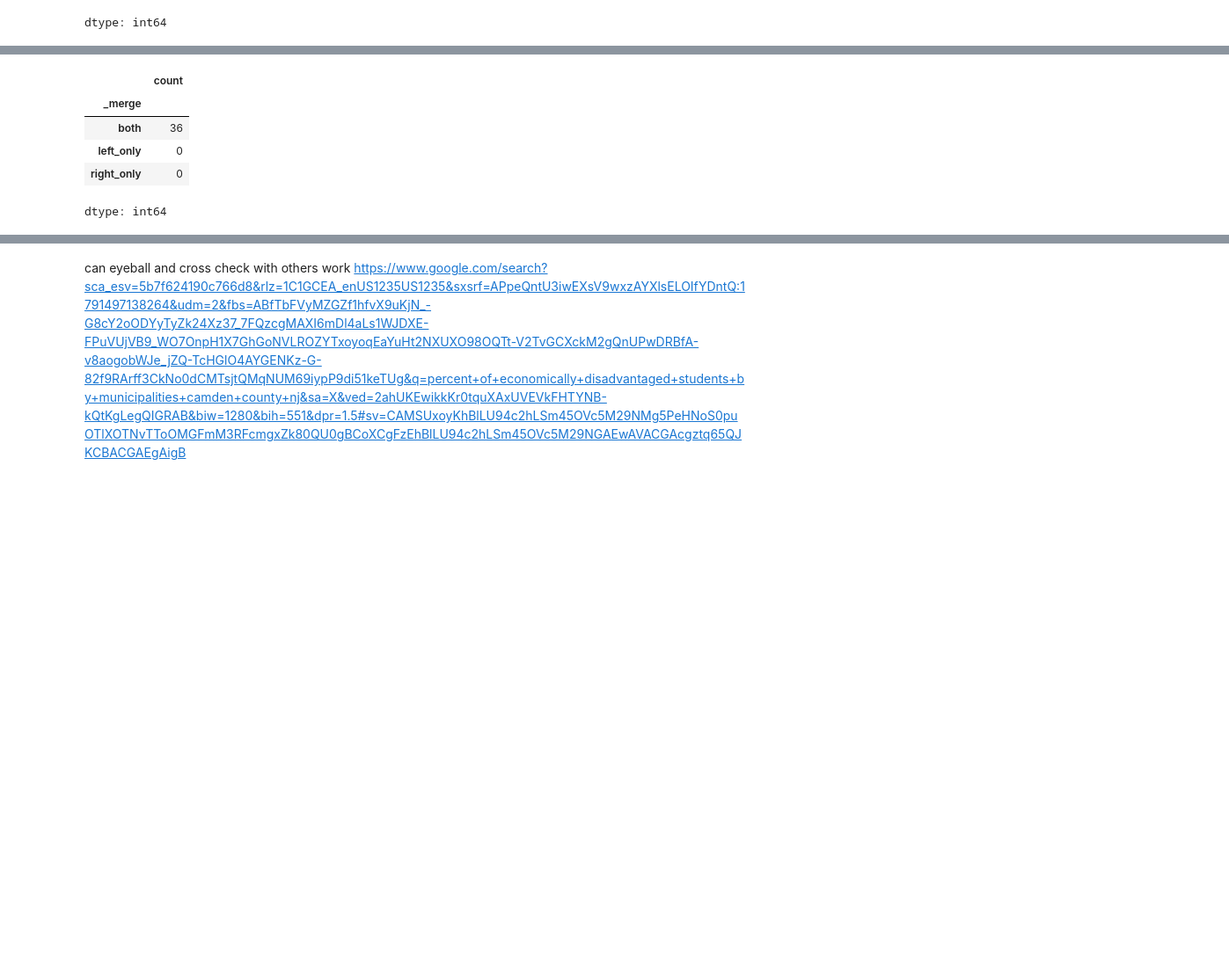
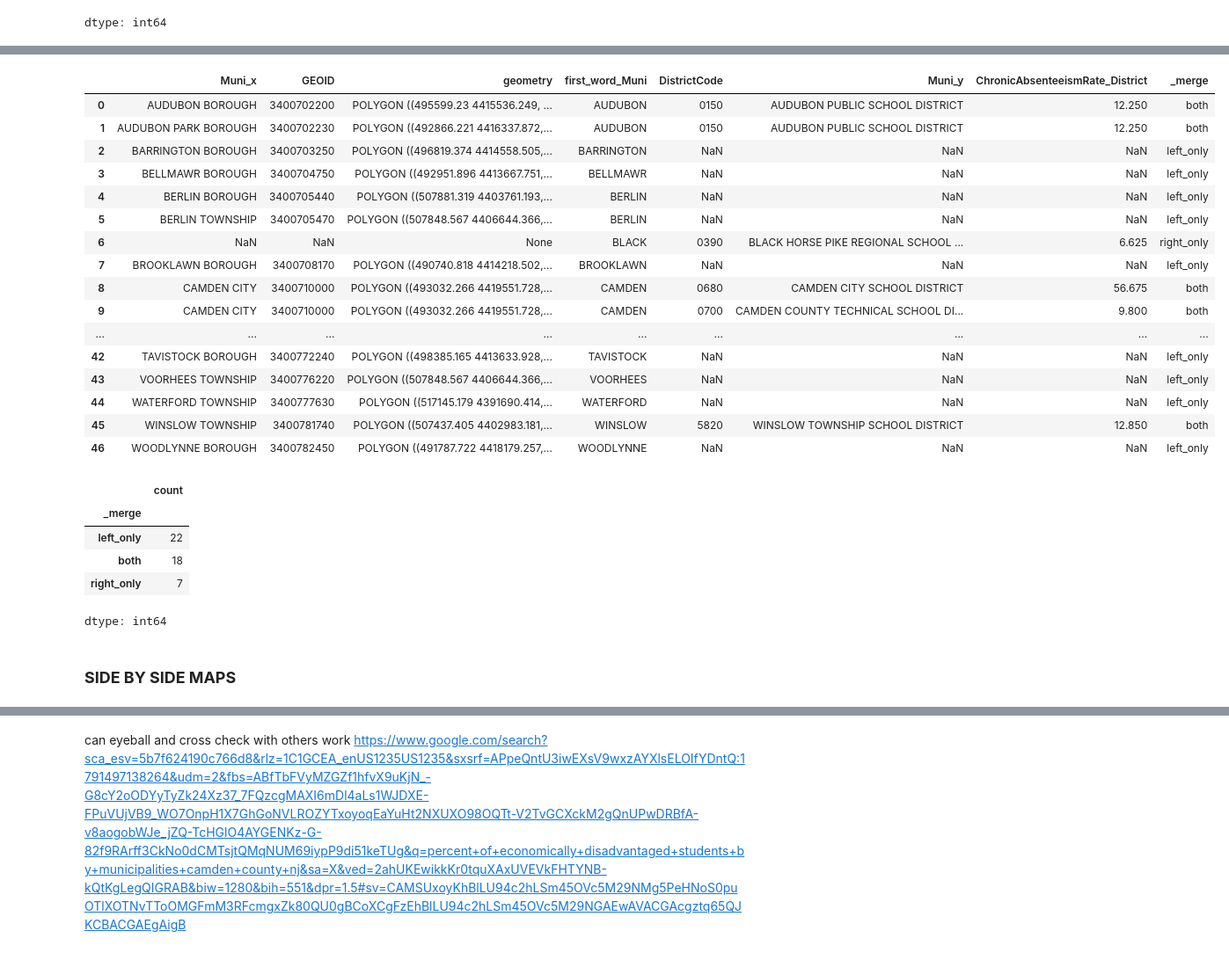
Before and after one commit to MhiyaJ/My-GIS-Stuff, a Jupyter notebook: After School Programs PS2.ipynb, the cells around one changed output, grey strips where cells are left out. Shown at 88% size. Cells and saved outputs as stored; diff of their text form; code cells hidden in the pictures; blank space fills up the shorter version.

```diff
--- a/After School Programs PS2.ipynb
+++ b/After School Programs PS2.ipynb
@@ -434,12 +498,36 @@ Perfect Merge - all on both.
+# %%
+#merged newly created column "first_word_Muni"
+a4 = pd.merge(njMun1, AbsXls1, left_on=['first_word_Muni'], right_on=['first_word_Muni'], how='outer', indicator=True)
+a4
+# %% [output]
+|  | Muni_x | GEOID | geometry | first_word_Muni | DistrictCode | Muni_y | ChronicAbsenteeismRate_District | _merge |
+| 0 | AUDUBON BOROUGH | 3400702200 | POLYGON ((495599.23 4415536.249, ... | AUDUBON | 0150 | AUDUBON PUBLIC SCHOOL DISTRICT | 12.250 | both |
+| 1 | AUDUBON PARK BOROUGH | 3400702230 | POLYGON ((492866.221 4416337.872,... | AUDUBON | 0150 | AUDUBON PUBLIC SCHOOL DISTRICT | 12.250 | both |
+| 2 | BARRINGTON BOROUGH | 3400703250 | POLYGON ((496819.374 4414558.505,... | BARRINGTON | NaN | NaN | NaN | left_only |
+| 3 | BELLMAWR BOROUGH | 3400704750 | POLYGON ((492951.896 4413667.751,... | BELLMAWR | NaN | NaN | NaN | left_only |
+| 4 | BERLIN BOROUGH | 3400705440 | POLYGON ((507881.319 4403761.193,... | BERLIN | NaN | NaN | NaN | left_only |
+| 5 | BERLIN TOWNSHIP | 3400705470 | POLYGON ((507848.567 4406644.366,... | BERLIN | NaN | NaN | NaN | left_only |
+| 6 | NaN | NaN | None | BLACK | 0390 | BLACK HORSE PIKE REGIONAL SCHOOL ... | 6.625 | right_only |
+| 7 | BROOKLAWN BOROUGH | 3400708170 | POLYGON ((490740.818 4414218.502,... | BROOKLAWN | NaN | NaN | NaN | left_only |
+| 8 | CAMDEN CITY | 3400710000 | POLYGON ((493032.266 4419551.728,... | CAMDEN | 0680 | CAMDEN CITY SCHOOL DISTRICT | 56.675 | both |
+| 9 | CAMDEN CITY | 3400710000 | POLYGON ((493032.266 4419551.728,... | CAMDEN | 0700 | CAMDEN COUNTY TECHNICAL SCHOOL DI... | 9.800 | both |
+| ... | ... | ... | ... | ... | ... | ... | ... | ... |
+| 42 | TAVISTOCK BOROUGH | 3400772240 | POLYGON ((498385.165 4413633.928,... | TAVISTOCK | NaN | NaN | NaN | left_only |
+| 43 | VOORHEES TOWNSHIP | 3400776220 | POLYGON ((507848.567 4406644.366,... | VOORHEES | NaN | NaN | NaN | left_only |
+| 44 | WATERFORD TOWNSHIP | 3400777630 | POLYGON ((517145.179 4391690.414,... | WATERFORD | NaN | NaN | NaN | left_only |
+| 45 | WINSLOW TOWNSHIP | 3400781740 | POLYGON ((507437.405 4402983.181,... | WINSLOW | 5820 | WINSLOW TOWNSHIP SCHOOL DISTRICT | 12.850 | both |
+| 46 | WOODLYNNE BOROUGH | 3400782450 | POLYGON ((491787.722 4418179.257,... | WOODLYNNE | NaN | NaN | NaN | left_only |
 # %%
-a3._merge.value_counts()
+a4._merge.value_counts()
 # %% [output]
 |  | count |
 | _merge |  |
-| both | 36 |
-| left_only | 0 |
-| right_only | 0 |
+| left_only | 22 |
+| both | 18 |
+| right_only | 7 |
 dtype: int64
+# %% [markdown]
+### **SIDE BY SIDE MAPS**
 # %%
 fig, (ax1, ax2, ax3) = plt.subplots(1, 3, figsize=(18, 6))
 
```
Also changed, not shown: parts of 12 cells of this notebook.
